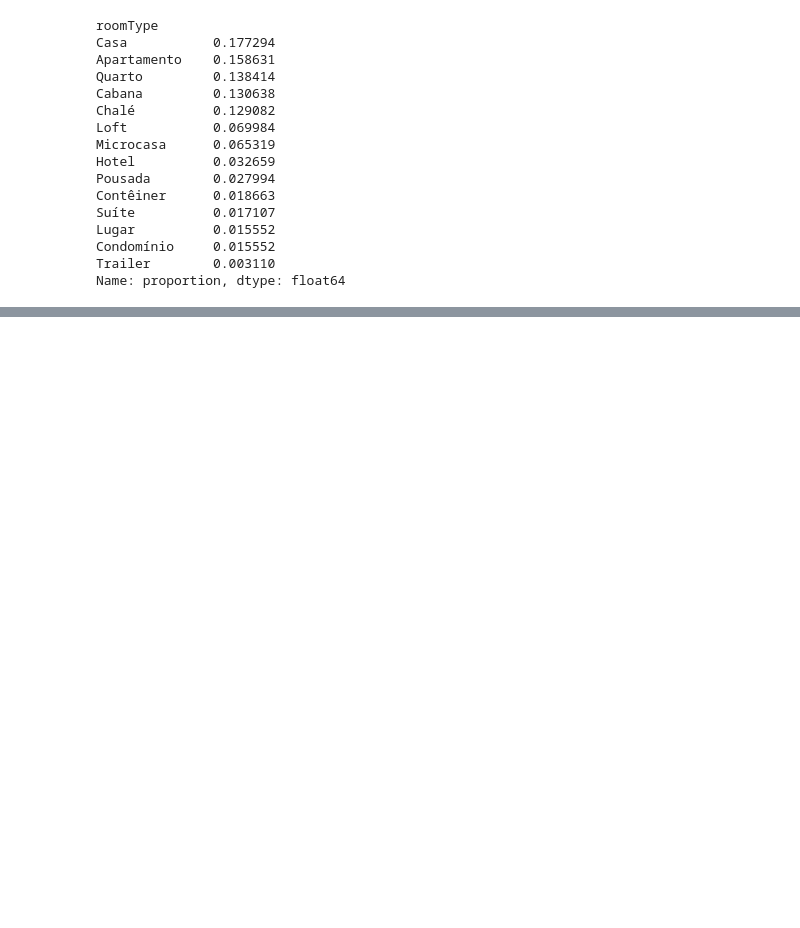
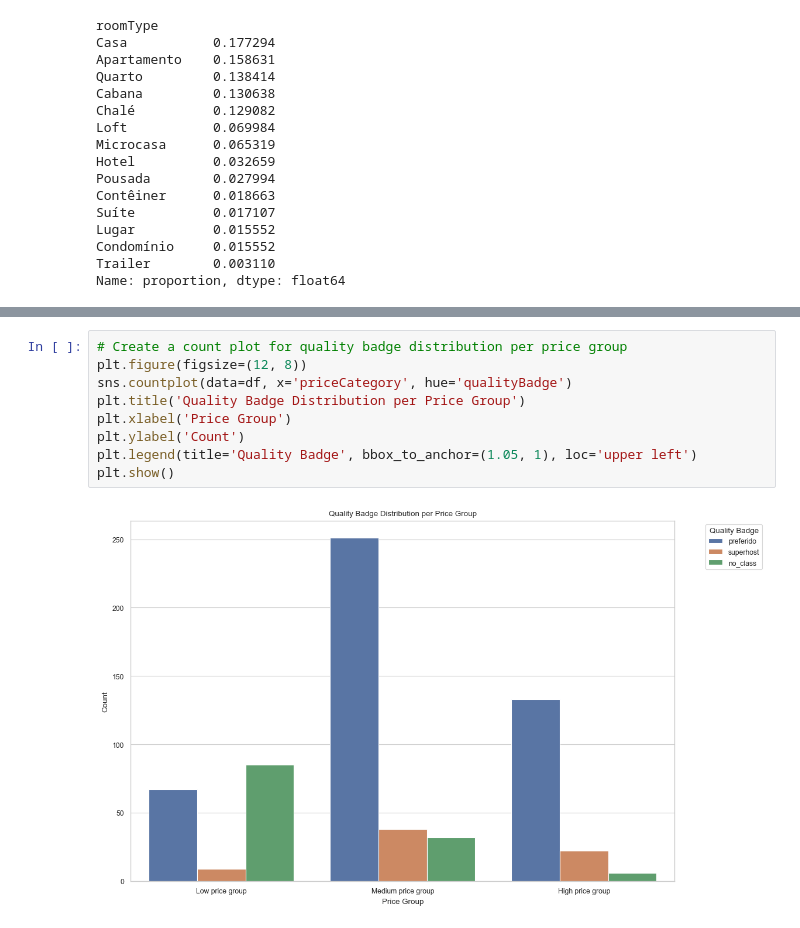
Before and after one commit to karlfilho/Airbnb_Price_Prediction, a Jupyter notebook: eda.ipynb, the cells around one changed output, grey strips where cells are left out. Drawn from its saved outputs; the diff is of its cells as text; blank space fills up the shorter version.

```diff
--- a/eda.ipynb
+++ b/eda.ipynb
@@ -204,0 +218,11 @@ top_3_with_avg_price
+# %%
+# Create a count plot for quality badge distribution per price group
+plt.figure(figsize=(12, 8))
+sns.countplot(data=df, x='priceCategory', hue='qualityBadge')
+plt.title('Quality Badge Distribution per Price Group')
+plt.xlabel('Price Group')
+plt.ylabel('Count')
+plt.legend(title='Quality Badge', bbox_to_anchor=(1.05, 1), loc='upper left')
+plt.show()
+# %% [output]
+[figure, added]
```
Also changed, not shown: parts of 34 cells of this notebook.
